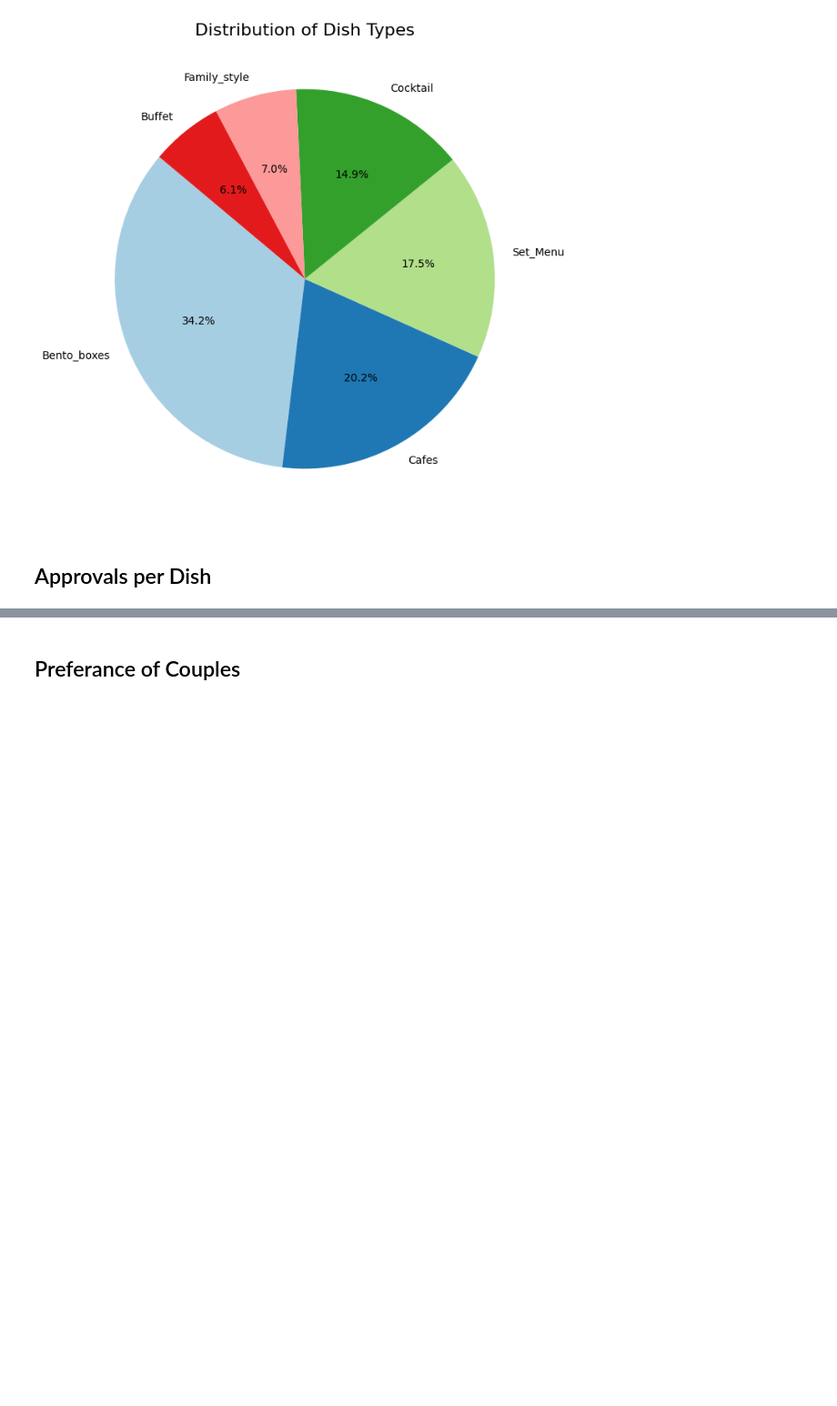
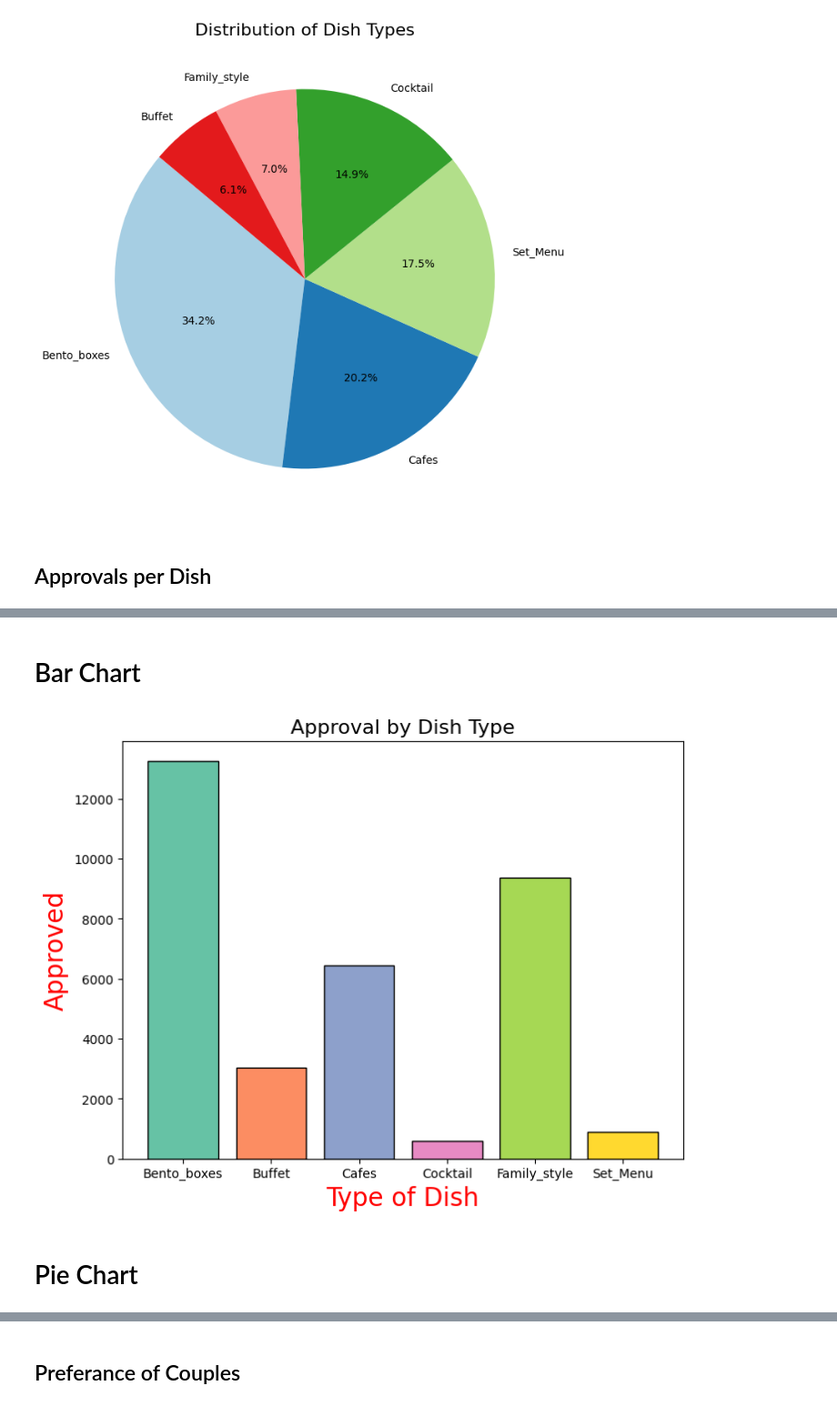
Before and after one commit to Jakobura/Kobura-Project, a Jupyter notebook: Hotel project.ipynb, the cells around one changed output, grey strips where cells are left out. Shown at 91% size. Drawn from its saved outputs; the diff is of its cells as text; code cells hidden in the pictures; blank space fills up the shorter version.

```diff
--- a/Hotel project.ipynb
+++ b/Hotel project.ipynb
@@ -104,3 +202,36 @@ Text(0, 0.5, 'Approved')
+# %% [markdown]
+# Bar Chart
+# %%
+import pandas as pd
+import matplotlib.pyplot as plt
+import seaborn as sns  # Import seaborn for color palettes
+
+# Group data by 'dish_type' and sum the 'approved' values
+grouped_data = dataframe.groupby('dish_type')['approved'].sum()
+
+# Convert to DataFrame
+result = pd.DataFrame({'agreed': grouped_data})
+
+# Create a bar chart
+plt.figure(figsize=(8, 6))
+
+# Use Seaborn color palette and pass it to Matplotlib
+colors = sns.color_palette("Set2", len(result))
+plt.bar(result.index, result['agreed'], color=colors, edgecolor='black')
+
+# Label the axes
+plt.xlabel('Type of Dish', color='red', fontsize=20)
+plt.ylabel('Approved', color='red', fontsize=20)
+
+# Add a title
+plt.title('Approval by Dish Type', fontsize=16)
+
+# Show the plot
+plt.show()
+# %% [output]
+[figure, added]
+# %% [markdown]
+# Pie Chart
 # %%
 import matplotlib.pyplot as plt
 
```
Also changed, not shown: parts of 40 cells of this notebook, 8 other files.
